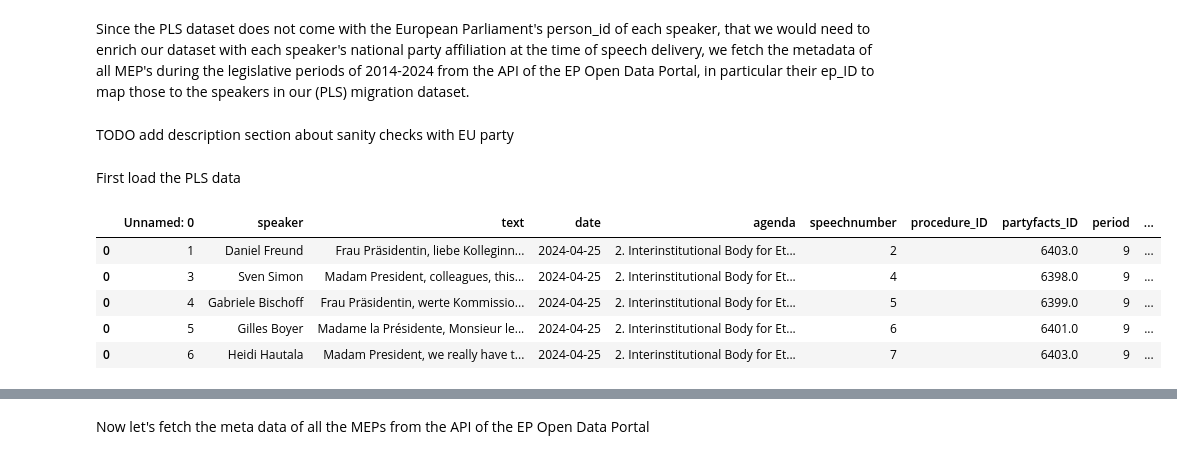
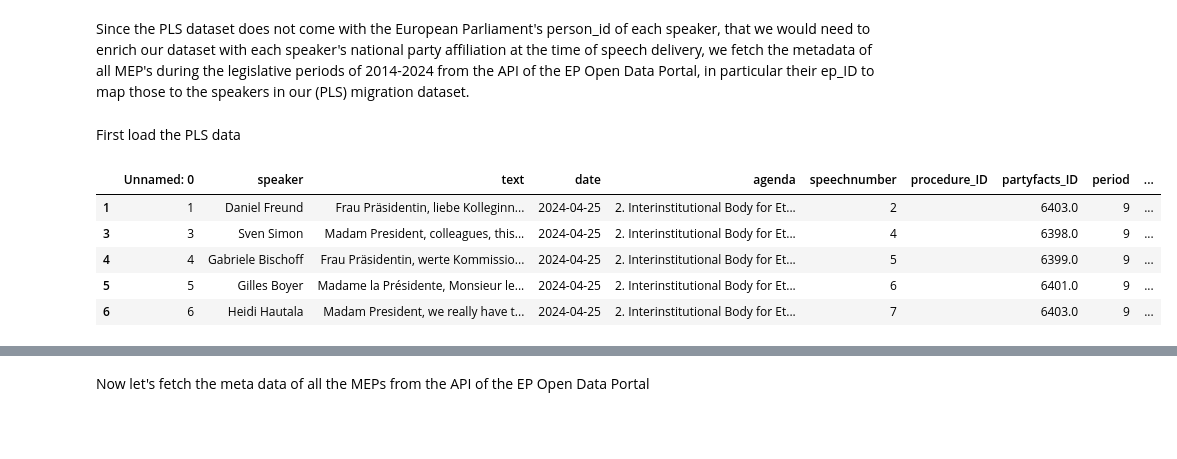
Before and after one commit to derkleinejakob/euparl_discourse, a Jupyter notebook: experiments/preprocessing_checks/pre5_1_enrich_migration_with_epID.ipynb, the cells around one changed output, grey strips where cells are left out. Saved outputs shown, nothing was run; the diff lists cells and outputs as text; code cells hidden in the pictures; blank space fills up the shorter version.

```diff
--- a/experiments/pre5_1_enrich_migration_with_epID.ipynb
+++ b/experiments/preprocessing_checks/pre5_1_enrich_migration_with_epID.ipynb
@@ -9,5 +14,3 @@ pd.set_option('display.max_rows', None)
 pd.set_option('display.max_columns', None)
 # %% [markdown]
 Since the PLS dataset does not come with the European Parliament's person_id of each speaker, that we would need to enrich our dataset with each speaker's national party affiliation at the time of speech delivery, we fetch the metadata of all MEP's during the legislative periods of 2014-2024 from the API of the EP Open Data Portal, in particular their ep_ID to map those to the speakers in our (PLS) migration dataset.
-# %% [markdown]
-TODO add description section about sanity checks with EU party
@@ -133,15 +18,15 @@ def normalize_name_strict(name: object, *, transliterate: bool = True) -> Option
 First load the PLS data
 # %%
 # load the full pls dataset
-original_pls_df = pd.read_parquet("data/final/full.parquet")
+original_pls_df = pd.read_parquet(PATH_ALL_SPEECHES, engine='fastparquet')
 pls_df = original_pls_df.copy(deep=True)
 display(pls_df.head())
 # %% [output]
 |  | Unnamed: 0 | speaker | text | date | agenda | speechnumber | procedure_ID | partyfacts_ID | period | ... |
-| 0 | 1 | Daniel Freund | Frau Präsidentin, liebe Kolleginn... | 2024-04-25 | 2. Interinstitutional Body for Et... | 2 |  | 6403.0 | 9 | ... |
-| 0 | 3 | Sven Simon | Madam President, colleagues, this... | 2024-04-25 | 2. Interinstitutional Body for Et... | 4 |  | 6398.0 | 9 | ... |
-| 0 | 4 | Gabriele Bischoff | Frau Präsidentin, werte Kommissio... | 2024-04-25 | 2. Interinstitutional Body for Et... | 5 |  | 6399.0 | 9 | ... |
-| 0 | 5 | Gilles Boyer | Madame la Présidente, Monsieur le... | 2024-04-25 | 2. Interinstitutional Body for Et... | 6 |  | 6401.0 | 9 | ... |
-| 0 | 6 | Heidi Hautala | Madam President, we really have t... | 2024-04-25 | 2. Interinstitutional Body for Et... | 7 |  | 6403.0 | 9 | ... |
+| 1 | 1 | Daniel Freund | Frau Präsidentin, liebe Kolleginn... | 2024-04-25 | 2. Interinstitutional Body for Et... | 2 |  | 6403.0 | 9 | ... |
+| 3 | 3 | Sven Simon | Madam President, colleagues, this... | 2024-04-25 | 2. Interinstitutional Body for Et... | 4 |  | 6398.0 | 9 | ... |
+| 4 | 4 | Gabriele Bischoff | Frau Präsidentin, werte Kommissio... | 2024-04-25 | 2. Interinstitutional Body for Et... | 5 |  | 6399.0 | 9 | ... |
+| 5 | 5 | Gilles Boyer | Madame la Présidente, Monsieur le... | 2024-04-25 | 2. Interinstitutional Body for Et... | 6 |  | 6401.0 | 9 | ... |
+| 6 | 6 | Heidi Hautala | Madam President, we really have t... | 2024-04-25 | 2. Interinstitutional Body for Et... | 7 |  | 6403.0 | 9 | ... |
 # %%
 # load the migration dataset
```
Also changed, not shown: parts of 28 cells of this notebook, 12 other files.
